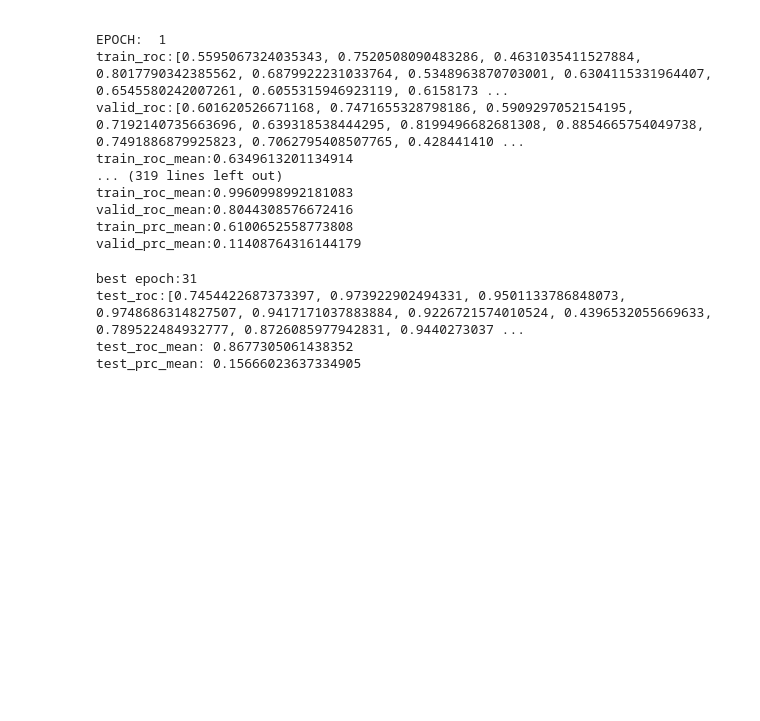
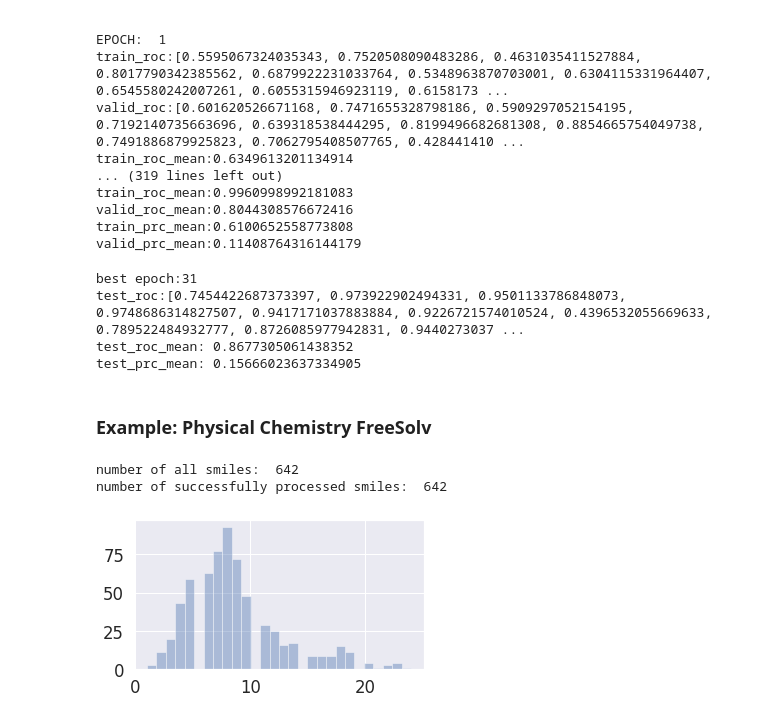
Before and after one commit to saams4u/chemlabs, a Jupyter notebook: use_cases/ml_apps/attentive-fp/notebook.ipynb, the cells around one changed output. Saved outputs shown, nothing was run; the diff lists cells and outputs as text; code cells hidden in the pictures; blank space fills up the shorter version.

```diff
--- a/use_cases/ml_apps/attentive-fp/notebook.ipynb
+++ b/use_cases/ml_apps/attentive-fp/notebook.ipynb
@@ -1939,3 +1954,5 @@ best epoch:31
 test_roc:[0.7454422687373397, 0.973922902494331, 0.9501133786848073, 0.9748686314827507, 0.9417171037883884, 0.9226721574010524, 0.4396532055669633, 0.789522484932777, 0.8726085977942831, 0.9440273037 ...
 test_roc_mean: 0.8677305061438352
 test_prc_mean: 0.15666023637334905
+# %% [markdown]
+### Example: Physical Chemistry FreeSolv
@@ -1941,0 +1974,39 @@ test_prc_mean: 0.15666023637334905
+# %%
+task_name = 'hydration free energy'
+tasks = ['expt']
+
+raw_filename = "data/SAMPL.csv"
+feature_filename = raw_filename.replace('.csv','.pickle')
+filename = raw_filename.replace('.csv','')
+prefix_filename = raw_filename.split('/')[-1].replace('.csv','')
+smiles_tasks_df = pd.read_csv(raw_filename)
+smilesList = smiles_tasks_df.smiles.values
+print("number of all smiles: ",len(smilesList))
+atom_num_dist = []
+remained_smiles = []
+canonical_smiles_list = []
+for smiles in smilesList:
+    try:
+        mol = Chem.MolFromSmiles(smiles)
+        atom_num_dist.append(len(mol.GetAtoms()))
+        remained_smiles.append(smiles)
+        canonical_smiles_list.append(Chem.MolToSmiles(Chem.MolFromSmiles(smiles), isomericSmiles=True))
+    except:
+        print(smiles)
+        pass
+print("number of successfully processed smiles: ", len(remained_smiles))
+smiles_tasks_df = smiles_tasks_df[smiles_tasks_df["smiles"].isin(remained_smiles)]
+# print(smiles_tasks_df)
+smiles_tasks_df['cano_smiles'] =canonical_smiles_list
+
+plt.figure(figsize=(5, 3))
+sns.set(font_scale=1.5)
+ax = sns.distplot(atom_num_dist, bins=28, kde=False)
+plt.tight_layout()
+# plt.savefig("atom_num_dist_"+prefix_filename+".png",dpi=200)
+plt.show()
+plt.close()
+# %% [output]
+number of all smiles:  642
+number of successfully processed smiles:  642
+[figure, added]
```
Also changed, not shown: parts of 80 cells of this notebook, 3 other files.
